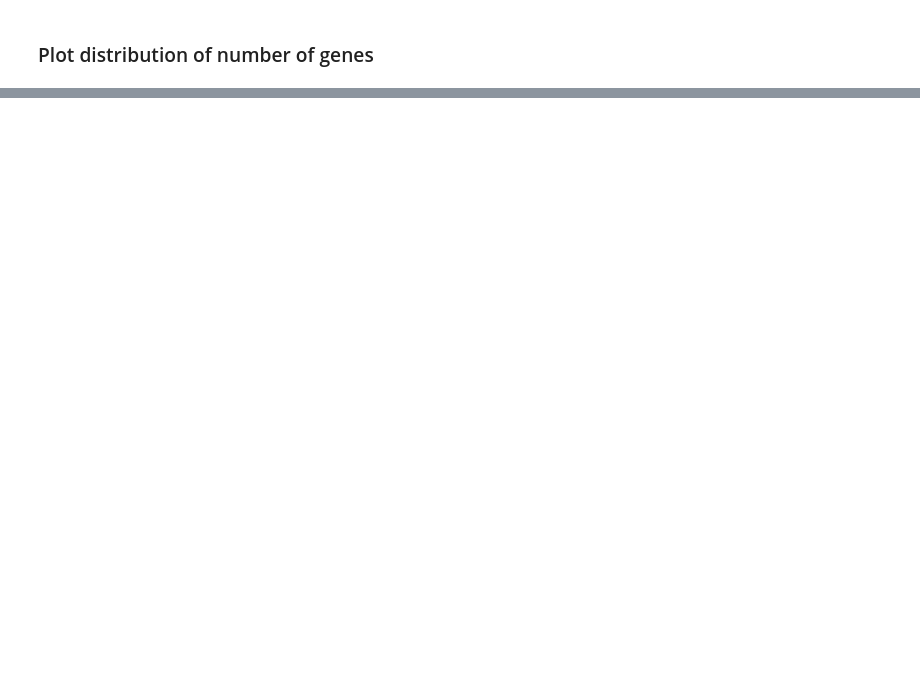
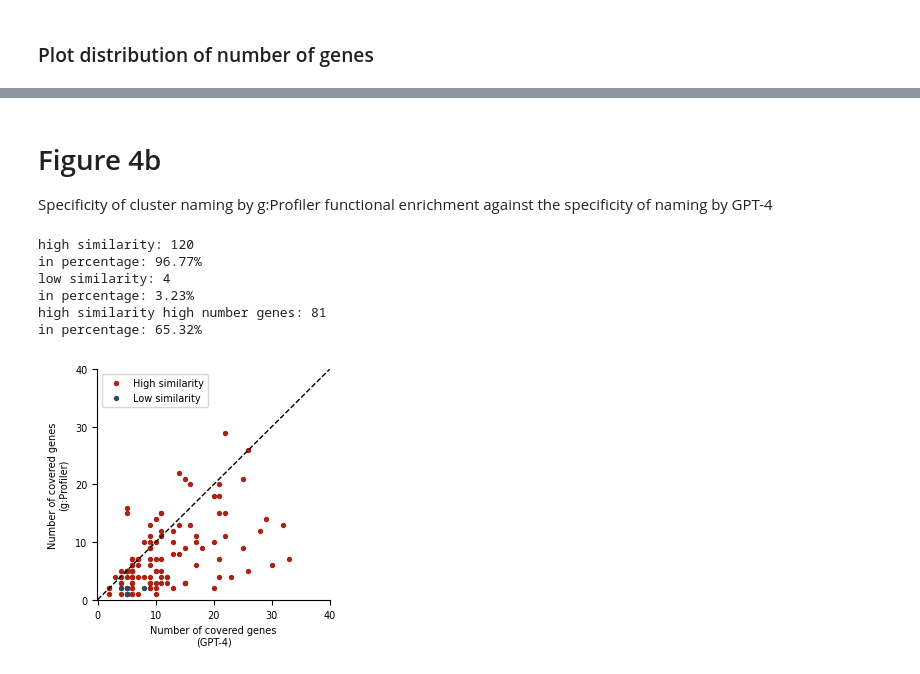
Before and after one commit to idekerlab/llm_evaluation_for_gene_set_interpretation, a Jupyter notebook: 6B.[Omics_revamped]GenerateOmicsFigures.ipynb, the cells around one changed output, grey strips where cells are left out. Saved outputs shown, nothing was run; the diff lists cells and outputs as text; code cells hidden in the pictures; blank space fills up the shorter version.

```diff
--- a/6B.[Omics_revamped]GenerateOmicsFigures.ipynb
+++ b/6B.[Omics_revamped]GenerateOmicsFigures.ipynb
@@ -76,0 +74,79 @@ ggsave(filename = "figures/OmicsRevamped_geneSetSizes.svg", plot = nGenes_count_
+# %% [markdown]
+# Figure 4b
+Specificity of cluster naming by g:Profiler functional enrichment against the specificity of naming by GPT-4
+# %%
+df = pd.read_csv("data/omics_revamped_LLM_gprofiler_new_gene_name_DF_trimed_name_simVals_max_named.tsv", sep="\t")
+
+
+similarity_thre = 0.5
+
+# y_field = 'gprofiler_JI'
+# y_label = 'g:Profiler coverage'
+# x_field = 'LLM_JI'
+# x_label = 'GPT-4 coverage'
+
+y_field = 'intersection_size'
+y_label = 'Number of covered genes\n(g:Profiler)'
+x_field = 'Supporting Count'
+x_label = 'Number of covered genes\n(GPT-4)'
+
+
+# Filter the DataFrame
+filtered_data_high = df[df['LLM_name_GO_term_sim'] >= similarity_thre]
+filtered_data_low = df[df['LLM_name_GO_term_sim'] < similarity_thre]
+print(f'high similarity: {filtered_data_high.shape[0]}', f'\nin percentage: {filtered_data_high.shape[0]/df.shape[0] *100 :.2f}%')
+print(f'low similarity: {filtered_data_low.shape[0]}', f'\nin percentage: {filtered_data_low.shape[0]/df.shape[0] *100 :.2f}%')
+
+# further breakdown the high similarity group into high and low JI
+filtered_data_high_JI_high = filtered_data_high[filtered_data_high[x_field]>filtered_data_high[y_field]]
+print(f'high similarity high number genes: {filtered_data_high_JI_high.shape[0]}', f'\nin percentage: {filtered_data_high_JI_high.shape[0]/df.shape[0] *100 :.2f}%')
+filtered_data_high_JI_low = filtered_data_high[filtered_data_high[x_field]<=filtered_data_high[y_field]]
+# LLM JI vs gprofiler JI, colored by the similarity with countinuous color
+plt.figure(figsize=(3,3))
+
+# Create the scatter plot using the filtered data with explicit normalization
+# Here, we switch to using matplotlib directly
+
+plt.scatter(
+    x=filtered_data_high[x_field],
+    y=filtered_data_high[y_field],
+    c='#ae2012',
+    s=8,  # Set the size of the points
+    label='High similarity'
+)
+
+# plot the low similarity data
+plt.scatter(
+    x=filtered_data_low[x_field],
+    y=filtered_data_low[y_field],
+    c='#294c60',
+    s=8,  # Set the size of the points
+    label='Low similarity'
+)
+
+plt.xlabel(x_label)
+plt.ylabel(y_label)
+# plt.axvline(x=JI_thresh, color='black', linestyle='--', label='JI threshold')
+# plt.axhline(y=JI_thresh, color='black', linestyle='--')
+plt.xlim(-0.05, 40)
+plt.ylim(-0.05, 40)
+# Ensure the x and y ticks are the same
+ticks = range(0, 41, 10)
+plt.xticks(ticks)
+plt.yticks(ticks)
+# plot diagonal line
+plt.plot([0, 40], [0, 40], lw=1, color = 'black', linestyle='--')
+
+
+sns.despine()
+plt.legend()
+plt.savefig('figures/omics_LLM_genes_vs_gprofiler_genes_sep_similarity.svg', dpi=300)
+plt.show()
+# %% [output]
+high similarity: 120
+in percentage: 96.77%
+low similarity: 4
+in percentage: 3.23%
+high similarity high number genes: 81
+in percentage: 65.32%
+[figure, added]
```
Also changed, not shown: parts of 20 cells of this notebook, 29 other files.
